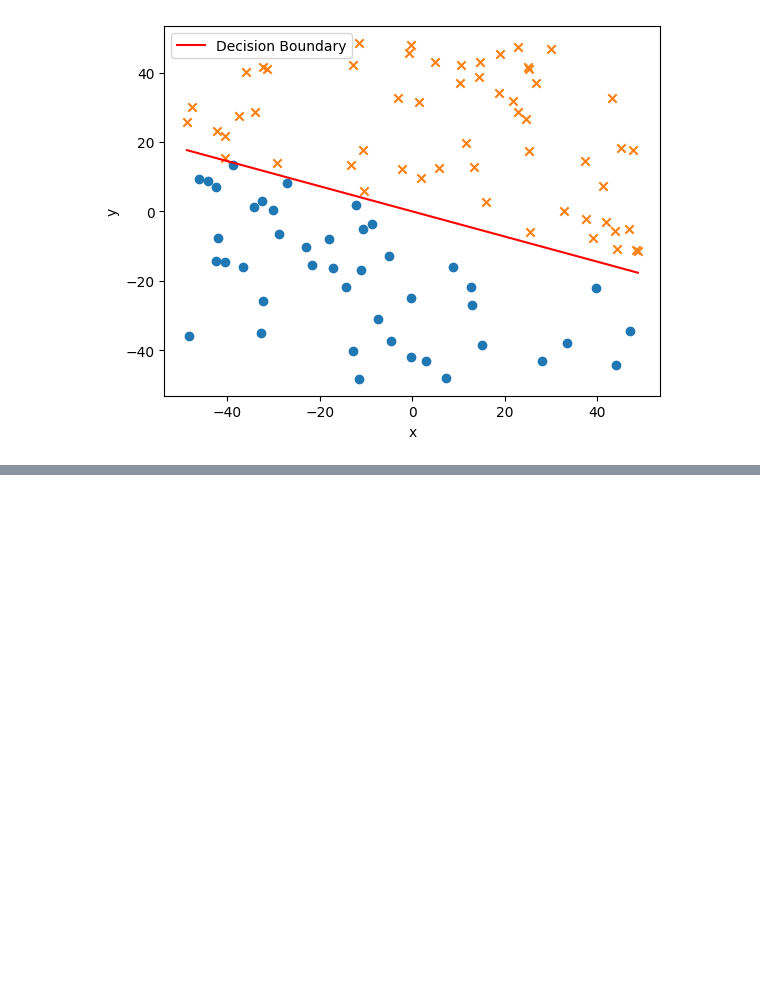
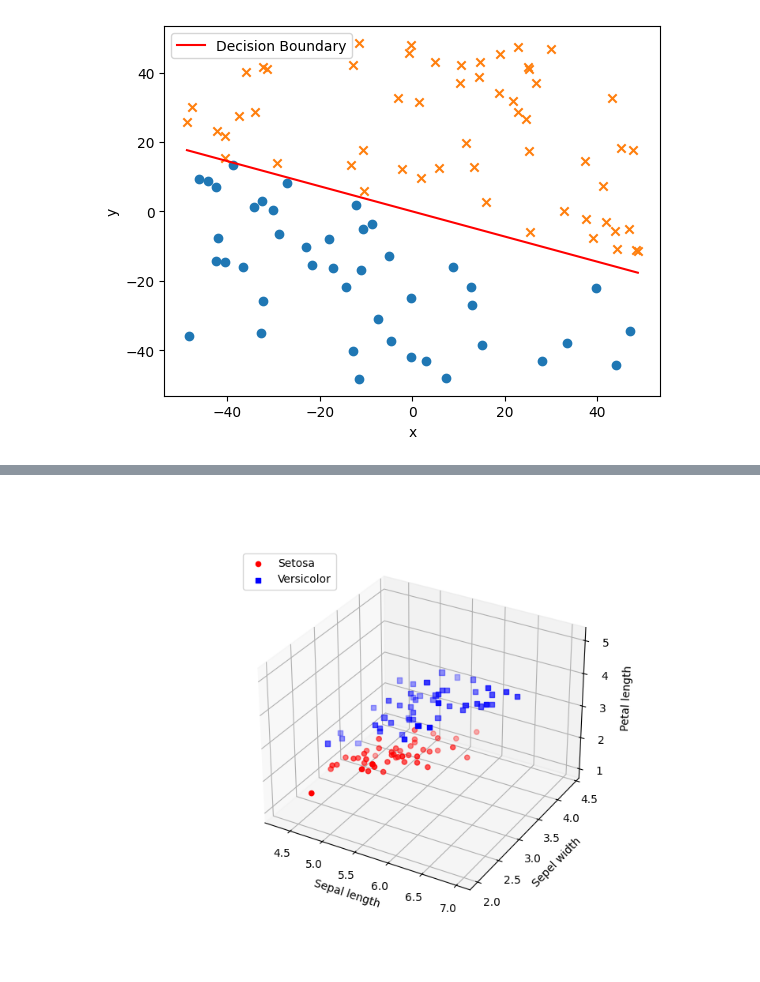
Before and after one commit to tnguyenphananh/MLmaterial, a Jupyter notebook: perceptron.ipynb, the cells around one changed output, grey strips where cells are left out. Cells and saved outputs as stored; diff of their text form; code cells hidden in the pictures; blank space fills up the shorter version.

```diff
--- a/perceptron.ipynb
+++ b/perceptron.ipynb
@@ -227,0 +274,21 @@ plt.show()
+# %%
+%matplotlib widget
+from mpl_toolkits.mplot3d import Axes3D  # Import the 3D plotting toolkit
+# select setosa and versicolor
+y = df.iloc[0:100, 4].values
+y = np.where(y == 'Iris-setosa', -1, 1)
+# extract sepal length and petal lengt
+X = df.iloc[0:100, [0, 1, 2]].values
+# Create a 3D scatter plot
+fig = plt.figure(figsize=(8, 6))
+ax = fig.add_subplot(111, projection='3d')
+ax.scatter(X[:50, 0], X[:50, 1], X[:50, 2], color='red', marker='o', label='Setosa')
+ax.scatter(X[50:100, 0], X[50:100, 1], X[50:100, 2], color='blue', marker='s', label='Versicolor')
+# Add labels to the axes
+ax.set_xlabel('Sepal length')
+ax.set_ylabel('Sepel width')
+ax.set_zlabel('Petal length')
+ax.legend(loc='upper left')
+plt.show()
+# %% [output]
+[figure, added]
```
Also changed, not shown: parts of 6 cells of this notebook.
